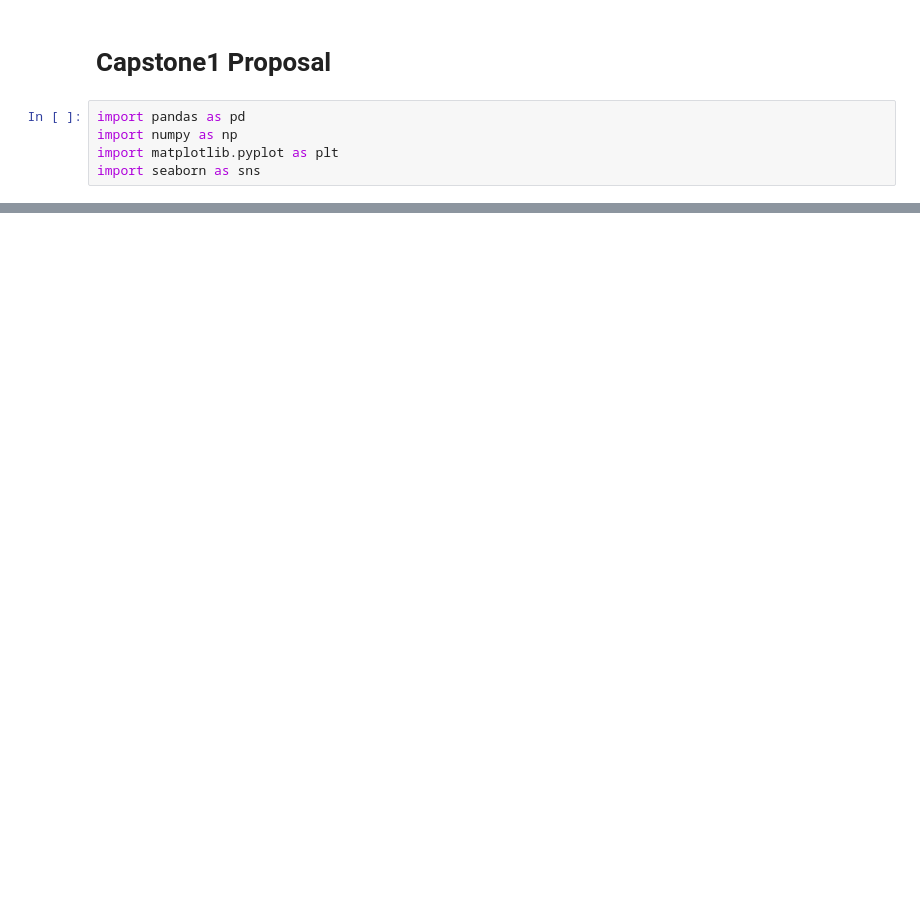
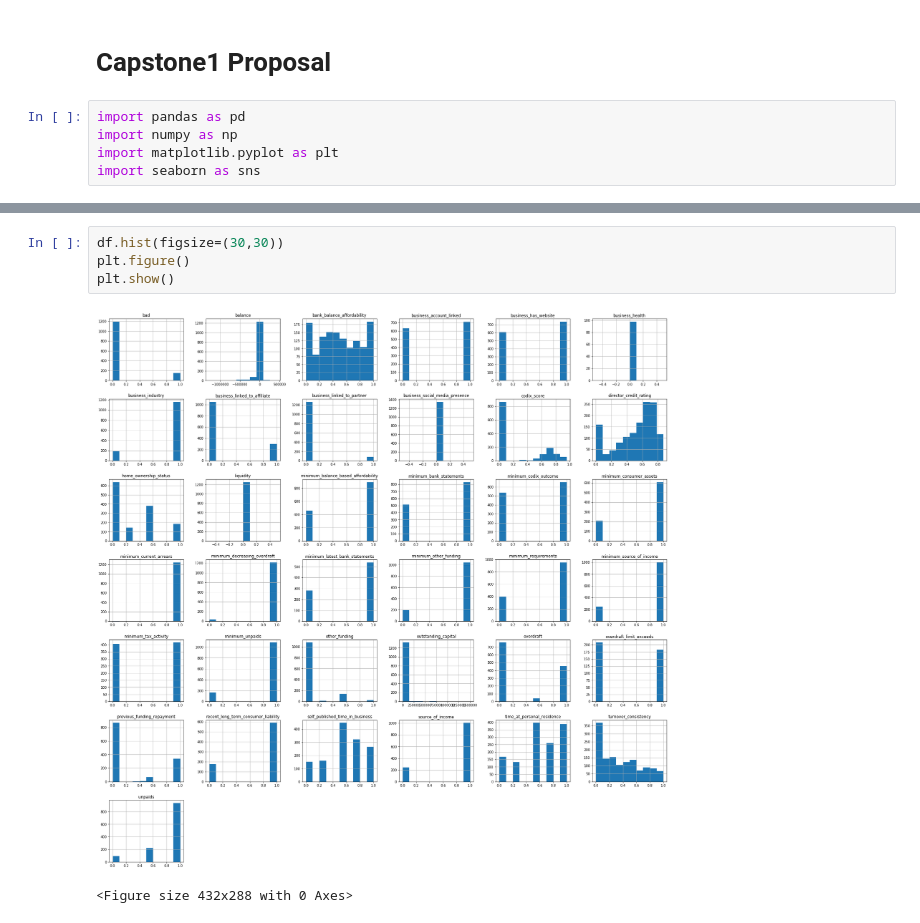
Before and after one commit to vnguye12/vy_capstone1, a Jupyter notebook: Capstone1.ipynb, the cells around one changed output, grey strips where cells are left out. Cells and saved outputs as stored; diff of their text form; blank space fills up the shorter version.

```diff
--- a/Capstone1.ipynb
+++ b/Capstone1.ipynb
@@ -215,0 +155,7 @@ Name: sub_grade, dtype: int64
+# %%
+df.hist(figsize=(30,30))
+plt.figure()
+plt.show()
+# %% [output]
+[figure, added]
+<Figure size 432x288 with 0 Axes>
```
Also changed, not shown: parts of 44 cells of this notebook.
